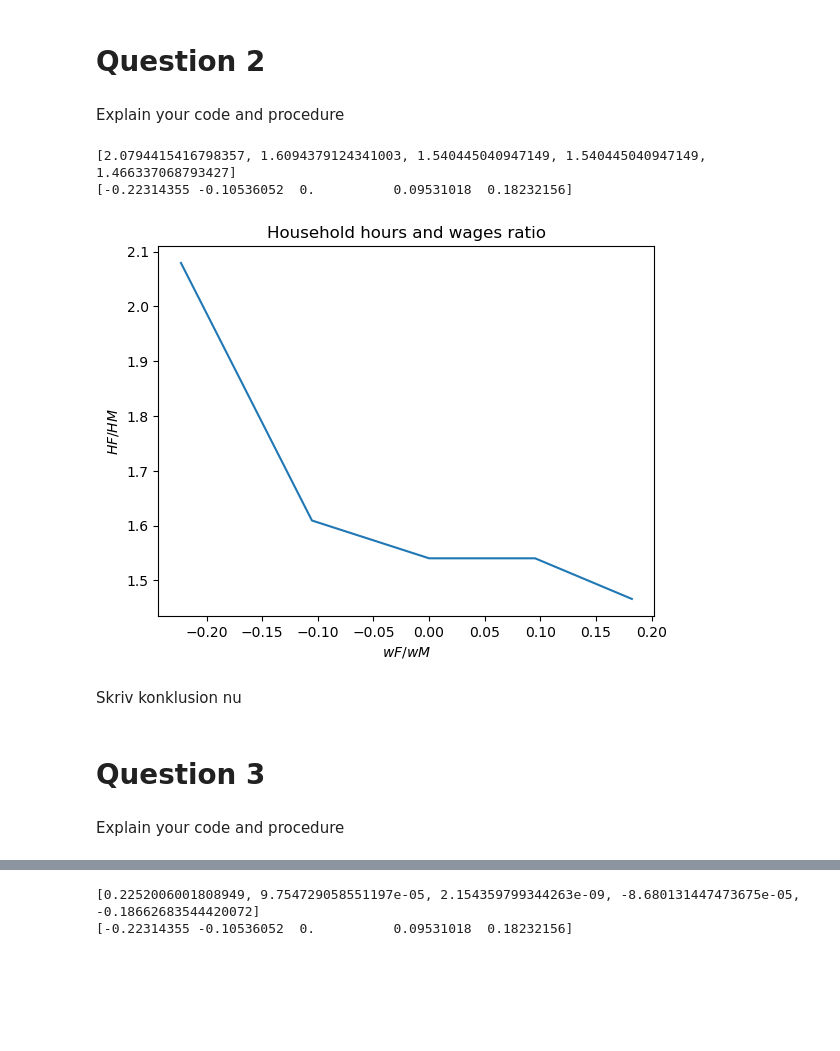
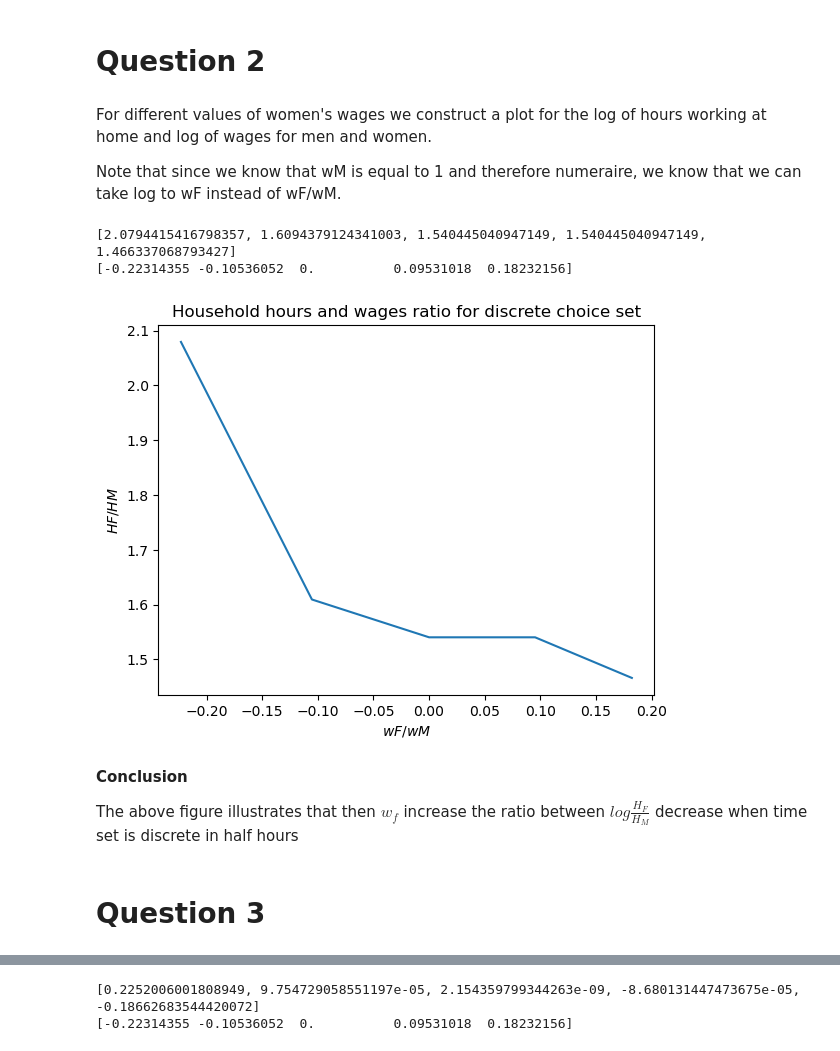
Before and after one commit to NumEconCopenhagen/projects-2023-julie-ida-ida, a Jupyter notebook: inauguralproject/inauguralproject.ipynb, the cells around one changed output, grey strips where cells are left out. Cells and saved outputs as stored; diff of their text form; code cells hidden in the pictures; blank space fills up the shorter version.

```diff
--- a/inauguralproject/inauguralproject.ipynb
+++ b/inauguralproject/inauguralproject.ipynb
@@ -70,50 +78,57 @@ Skriv konklusion her
 # %% [markdown]
 # Question 2
-# %% [markdown]
-Explain your code and procedure
+# %% [markdown]
+For different values of women's wages we construct a plot for the log of hours working at home and log of wages for men and women.
+
+Note that since we know that wM is equal to 1 and therefore numeraire, we know that we can take log to wF instead of wF/wM.
 # %%
+# Code for solving the model
 solution_wage = []
 
 HM_wage_vec = ()
 HF_wage_vec = ()
 wF = (0.8, 0.9, 1.0, 1.1, 1.2)
 
+# a. For loop
 for wages in wF:
     function.par.wF = wages
     solution_wage.append(function.solve_discrete())
 
+# b. Extracting results
 HF_wage_vec = [ns.HF for ns in solution_wage]
 HM_wage_vec = [ns.HM for ns in solution_wage]
 
 H_ratio = [np.log(HF_ny/HM_ny) for HF_ny,HM_ny in zip(HF_wage_vec,HM_wage_vec)]
 w_ratio = np.log(wF)
 
+# c. Print
 print(H_ratio)
 print(w_ratio)
-
-
-# Vi starter med at lave en figur
-def plot_ratio():
-    fig = plt.figure() # create the figure
-
-    # Nu laver vi et plot
-    ax = fig.add_subplot(1,1,1)
-
-    ax.plot(w_ratio,H_ratio)
-
-    # b. add labels
-    ax.set_title('Household hours and wages ratio')
-    ax.set_xlabel('$wF/wM$')
-    ax.set_ylabel('$HF/HM$')
-
-plot_ratio()
 # %% [output]
 [2.0794415416798357, 1.6094379124341003, 1.540445040947149, 1.540445040947149, 1.466337068793427]
 [-0.22314355 -0.10536052  0.          0.09531018  0.18232156]
-[figure, removed]
-# %% [markdown]
-Skriv konklusion nu
+# %%
+# Creating the figure
+def plot_ratio():
+    fig = plt.figure()
+
+    # a. Create the plot
+    ax = fig.add_subplot(1,1,1)
+
+    ax.plot(w_ratio,H_ratio)
+
+    # b. Add labels
+    ax.set_title('Household hours and wages ratio for discrete choice set')
+    ax.set_xlabel('$wF/wM$')
+    ax.set_ylabel('$HF/HM$')
+
+# c. Print
+plot_ratio()
+# %% [output]
+[figure, added]
+# %% [markdown]
+**Conclusion**
+
+The above figure illustrates that then $w_f$ increase the ratio between $log \frac{H_F}{H_M}$ decrease when time set is discrete in half hours
 # %% [markdown]
 # Question 3
-# %% [markdown]
-Explain your code and procedure
```
Also changed, not shown: parts of 15 cells of this notebook, 2 other files.
